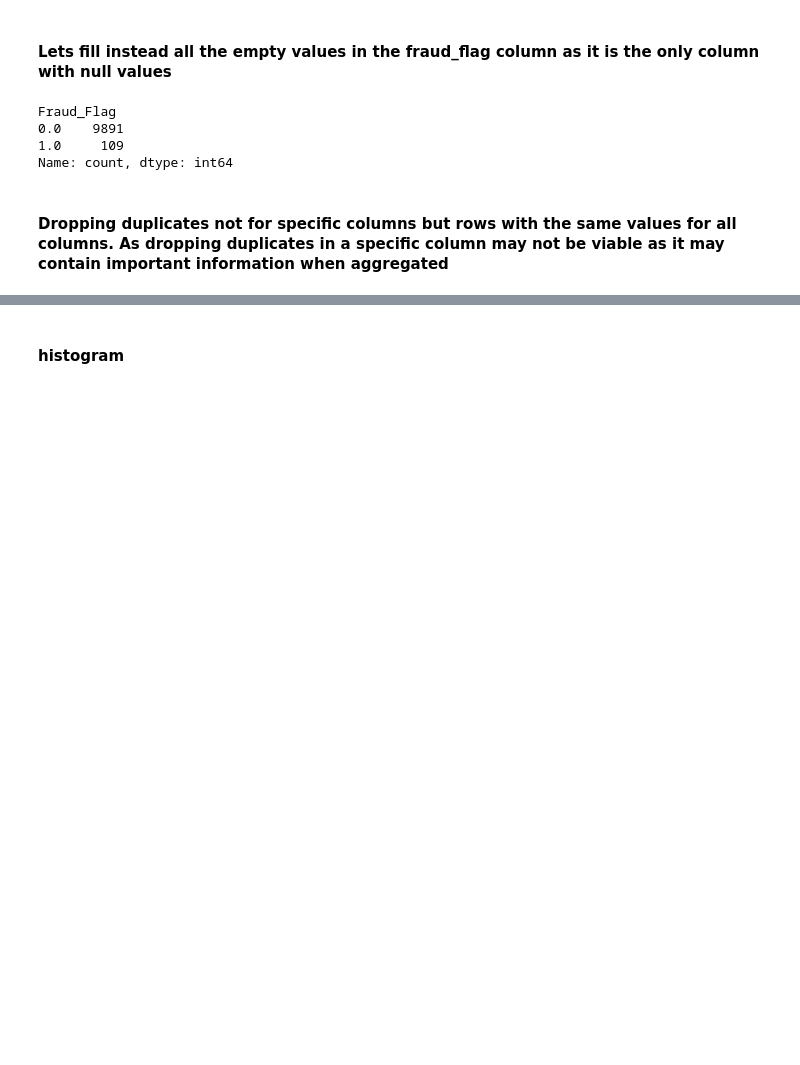
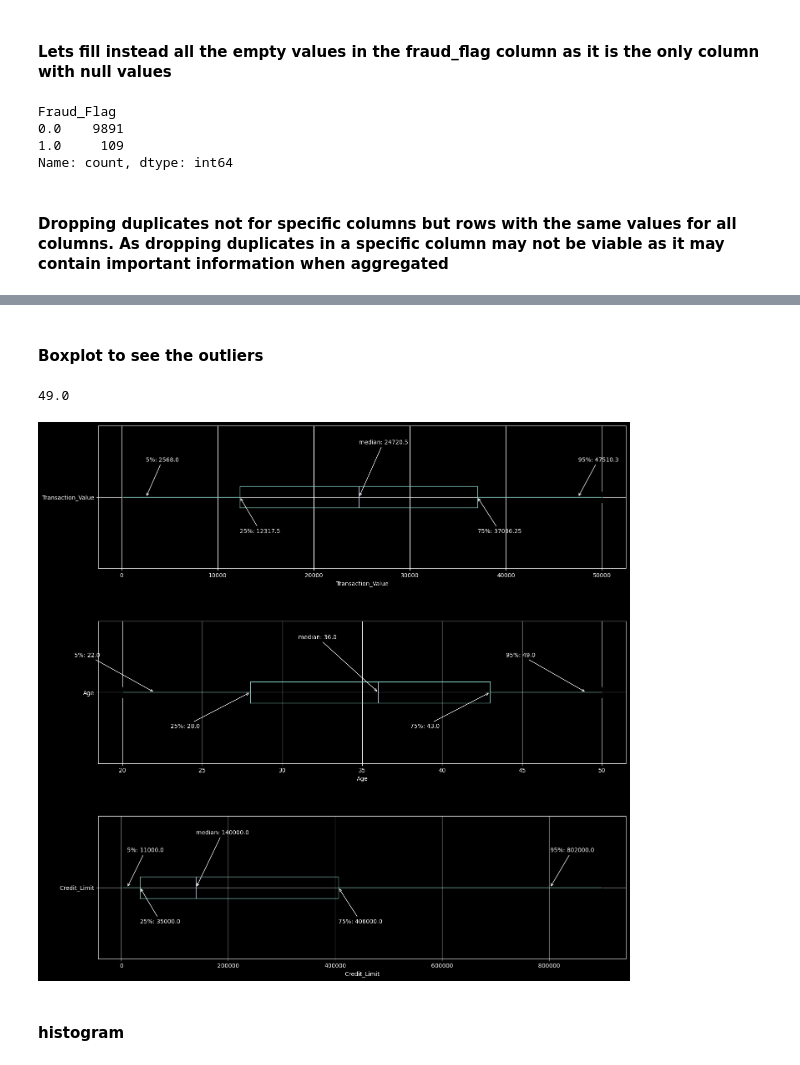
Before and after one commit to 08Aristodemus24/credit-card-analyses, a Jupyter notebook: experimentation.ipynb, the cells around one changed output, grey strips where cells are left out. Drawn from its saved outputs; the diff is of its cells as text; code cells hidden in the pictures; blank space fills up the shorter version.

```diff
--- a/experimentation.ipynb
+++ b/experimentation.ipynb
@@ -435,2 +460,9 @@ some important variables may be
+# %% [markdown]
+#### Boxplot to see the outliers
+# %%
+view_feat_outliers(final, num_cols, fig_dims=(len(num_cols), 1), img_title="numerical features outliers", style="dark")
+# %% [output]
+49.0
+[figure, added]
 # %% [markdown]
 #### histogram
```
Also changed, not shown: parts of 32 cells of this notebook, 4 other files.
